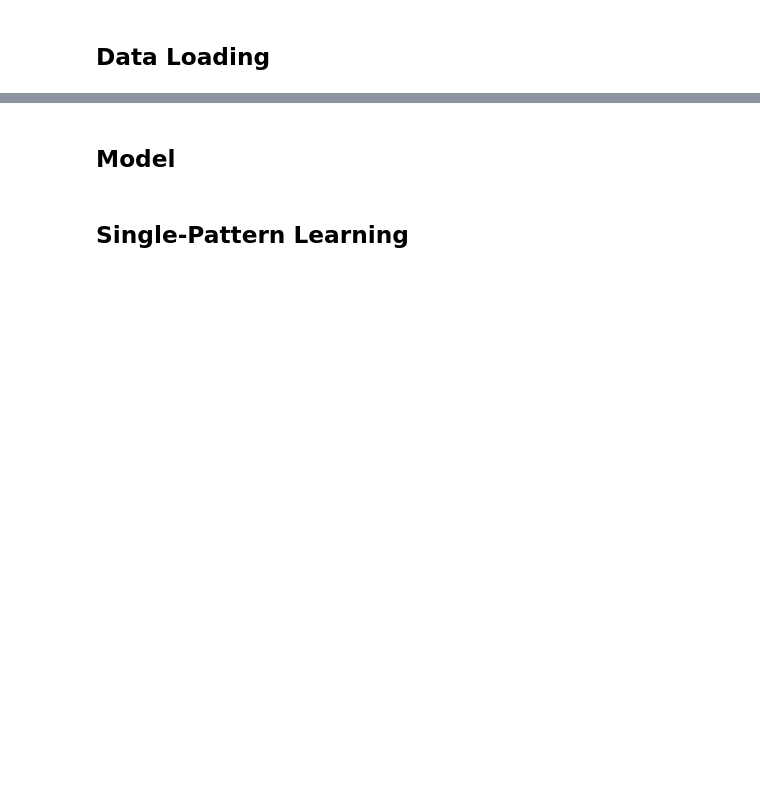
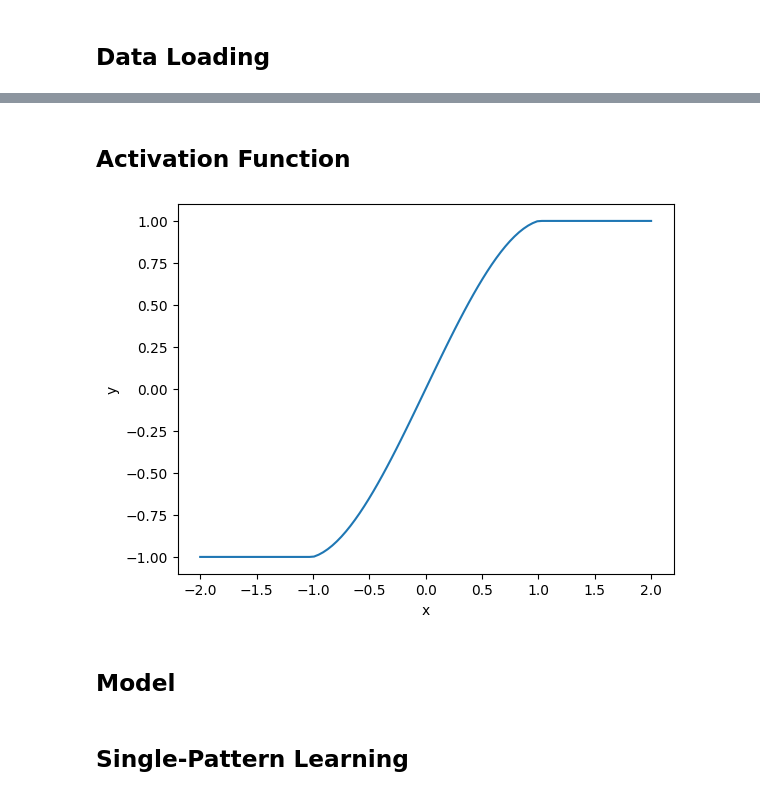
Before and after one commit to hayden-donnelly/febam, a Jupyter notebook: scripts/febam.ipynb, the cells around one changed output, grey strips where cells are left out. Cells and saved outputs as stored; diff of their text form; code cells hidden in the pictures; blank space fills up the shorter version.

```diff
--- a/scripts/febam.ipynb
+++ b/scripts/febam.ipynb
@@ -45,0 +47,2 @@ plot_image(image.squeeze())
+# %% [markdown]
+## Activation Function
@@ -46,3 +62,13 @@ plot_image(image.squeeze())
+# %%
+x = np.linspace(-2, 2, 100)
+y = cubic_numpy(x, 0.4)
+fig, ax = plt.subplots()
+ax.plot(x, y)
+ax.set_xlabel('x')
+ax.set_ylabel('y')
+plt.show()
+# %% [output]
+[figure, added]
 # %% [markdown]
 ## Model
 # %%
```
Also changed, not shown: parts of 6 cells of this notebook.
